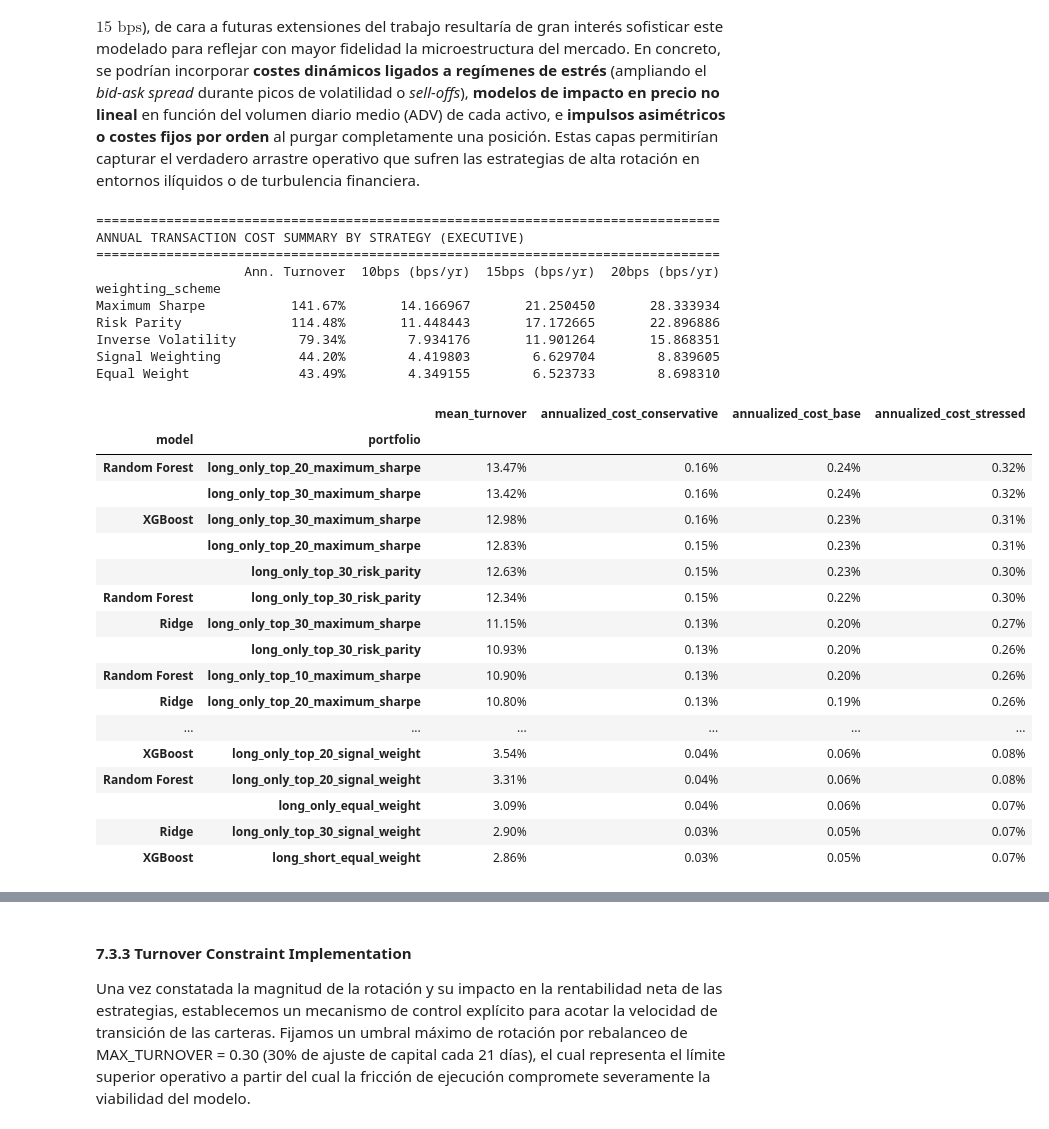
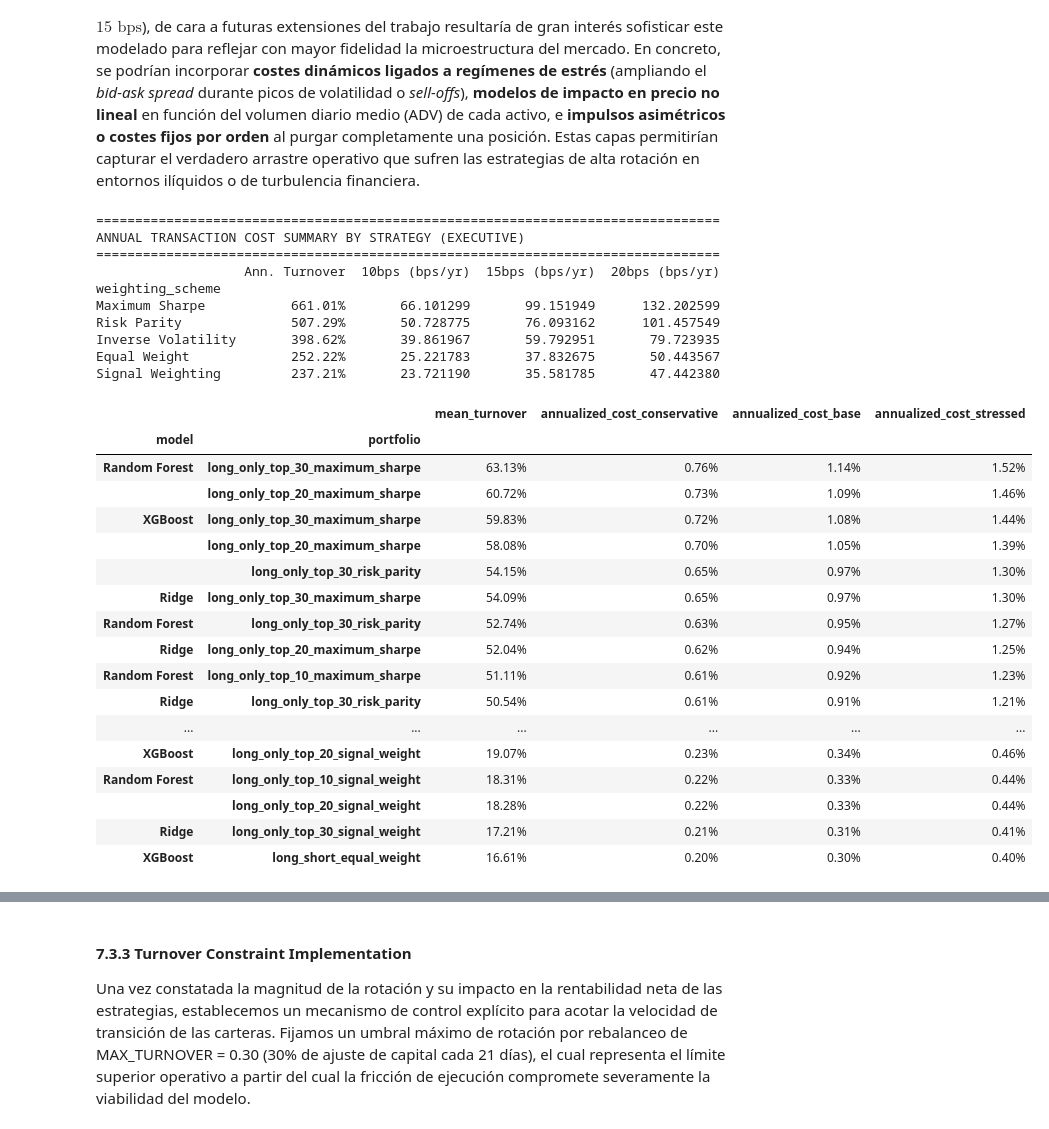
Before and after one commit to PalaciosDaniel/quant-portfolio-project, a Jupyter notebook: notebooks/08_portfolio_construction.ipynb, the cells around one changed output, grey strips where cells are left out. Drawn from its saved outputs; the diff is of its cells as text; code cells hidden in the pictures.

```diff
--- a/notebooks/08_portfolio_construction.ipynb
+++ b/notebooks/08_portfolio_construction.ipynb
@@ -3931,7 +3962,7 @@ TRANSACTION_COSTS_BPS = {
 }
 
 # Add helper column for macro strategy aggregation
-df_turnover = turnover_constrained.copy()
+df_turnover = turnover_at_rebalance_constrained.copy()
 df_turnover["weighting_scheme"] = df_turnover["portfolio"].apply(extract_weighting_scheme)
 
 # =============================================================================
@@ -4008,52 +4039,52 @@ cost_summary_detailed = (
 
 cost_summary_detailed["annualized_turnover"] = (
     cost_summary_detailed["mean_turnover"] * REBALANCINGS_PER_YEAR
 )
 
 for scenario, bps in TRANSACTION_COSTS_BPS.items():
     cost_summary_detailed[f"annualized_cost_{scenario}"] = (
         cost_summary_detailed["annualized_turnover"] * (bps / 10_000)
     )
 
 display(
     cost_summary_detailed[
         [
             "mean_turnover",
             "annualized_cost_conservative",
             "annualized_cost_base",
             "annualized_cost_stressed",
         ]
     ]
     .sort_values("annualized_cost_base", ascending=False)
     .style.format("{:.2%}")
 )
 # %% [output]
 ================================================================================
 ANNUAL TRANSACTION COST SUMMARY BY STRATEGY (EXECUTIVE)
 ================================================================================
                    Ann. Turnover  10bps (bps/yr)  15bps (bps/yr)  20bps (bps/yr)
 weighting_scheme
-Maximum Sharpe           141.67%       14.166967       21.250450       28.333934
-Risk Parity              114.48%       11.448443       17.172665       22.896886
-Inverse Volatility        79.34%        7.934176       11.901264       15.868351
-Signal Weighting          44.20%        4.419803        6.629704        8.839605
-Equal Weight              43.49%        4.349155        6.523733        8.698310
+Maximum Sharpe           661.01%       66.101299       99.151949      132.202599
+Risk Parity              507.29%       50.728775       76.093162      101.457549
+Inverse Volatility       398.62%       39.861967       59.792951       79.723935
+Equal Weight             252.22%       25.221783       37.832675       50.443567
+Signal Weighting         237.21%       23.721190       35.581785       47.442380
 |  |  | mean_turnover | annualized_cost_conservative | annualized_cost_base | annualized_cost_stressed |
 | model | portfolio |  |  |  |  |
-| Random Forest | long_only_top_20_maximum_sharpe | 13.47% | 0.16% | 0.24% | 0.32% |
-|  | long_only_top_30_maximum_sharpe | 13.42% | 0.16% | 0.24% | 0.32% |
-| XGBoost | long_only_top_30_maximum_sharpe | 12.98% | 0.16% | 0.23% | 0.31% |
-|  | long_only_top_20_maximum_sharpe | 12.83% | 0.15% | 0.23% | 0.31% |
-|  | long_only_top_30_risk_parity | 12.63% | 0.15% | 0.23% | 0.30% |
-| Random Forest | long_only_top_30_risk_parity | 12.34% | 0.15% | 0.22% | 0.30% |
-| Ridge | long_only_top_30_maximum_sharpe | 11.15% | 0.13% | 0.20% | 0.27% |
-|  | long_only_top_30_risk_parity | 10.93% | 0.13% | 0.20% | 0.26% |
-| Random Forest | long_only_top_10_maximum_sharpe | 10.90% | 0.13% | 0.20% | 0.26% |
-| Ridge | long_only_top_20_maximum_sharpe | 10.80% | 0.13% | 0.19% | 0.26% |
+| Random Forest | long_only_top_30_maximum_sharpe | 63.13% | 0.76% | 1.14% | 1.52% |
+|  | long_only_top_20_maximum_sharpe | 60.72% | 0.73% | 1.09% | 1.46% |
+| XGBoost | long_only_top_30_maximum_sharpe | 59.83% | 0.72% | 1.08% | 1.44% |
+|  | long_only_top_20_maximum_sharpe | 58.08% | 0.70% | 1.05% | 1.39% |
+|  | long_only_top_30_risk_parity | 54.15% | 0.65% | 0.97% | 1.30% |
+| Ridge | long_only_top_30_maximum_sharpe | 54.09% | 0.65% | 0.97% | 1.30% |
+| Random Forest | long_only_top_30_risk_parity | 52.74% | 0.63% | 0.95% | 1.27% |
+| Ridge | long_only_top_20_maximum_sharpe | 52.04% | 0.62% | 0.94% | 1.25% |
+| Random Forest | long_only_top_10_maximum_sharpe | 51.11% | 0.61% | 0.92% | 1.23% |
+| Ridge | long_only_top_30_risk_parity | 50.54% | 0.61% | 0.91% | 1.21% |
 | ... | ... | ... | ... | ... | ... |
-| XGBoost | long_only_top_20_signal_weight | 3.54% | 0.04% | 0.06% | 0.08% |
-| Random Forest | long_only_top_20_signal_weight | 3.31% | 0.04% | 0.06% | 0.08% |
-|  | long_only_equal_weight | 3.09% | 0.04% | 0.06% | 0.07% |
-| Ridge | long_only_top_30_signal_weight | 2.90% | 0.03% | 0.05% | 0.07% |
-| XGBoost | long_short_equal_weight | 2.86% | 0.03% | 0.05% | 0.07% |
+| XGBoost | long_only_top_20_signal_weight | 19.07% | 0.23% | 0.34% | 0.46% |
+| Random Forest | long_only_top_10_signal_weight | 18.31% | 0.22% | 0.33% | 0.44% |
+|  | long_only_top_20_signal_weight | 18.28% | 0.22% | 0.33% | 0.44% |
+| Ridge | long_only_top_30_signal_weight | 17.21% | 0.21% | 0.31% | 0.41% |
+| XGBoost | long_short_equal_weight | 16.61% | 0.20% | 0.30% | 0.40% |
 # %% [markdown]
```
Also changed, not shown: parts of 26 cells of this notebook, 1 other file.
